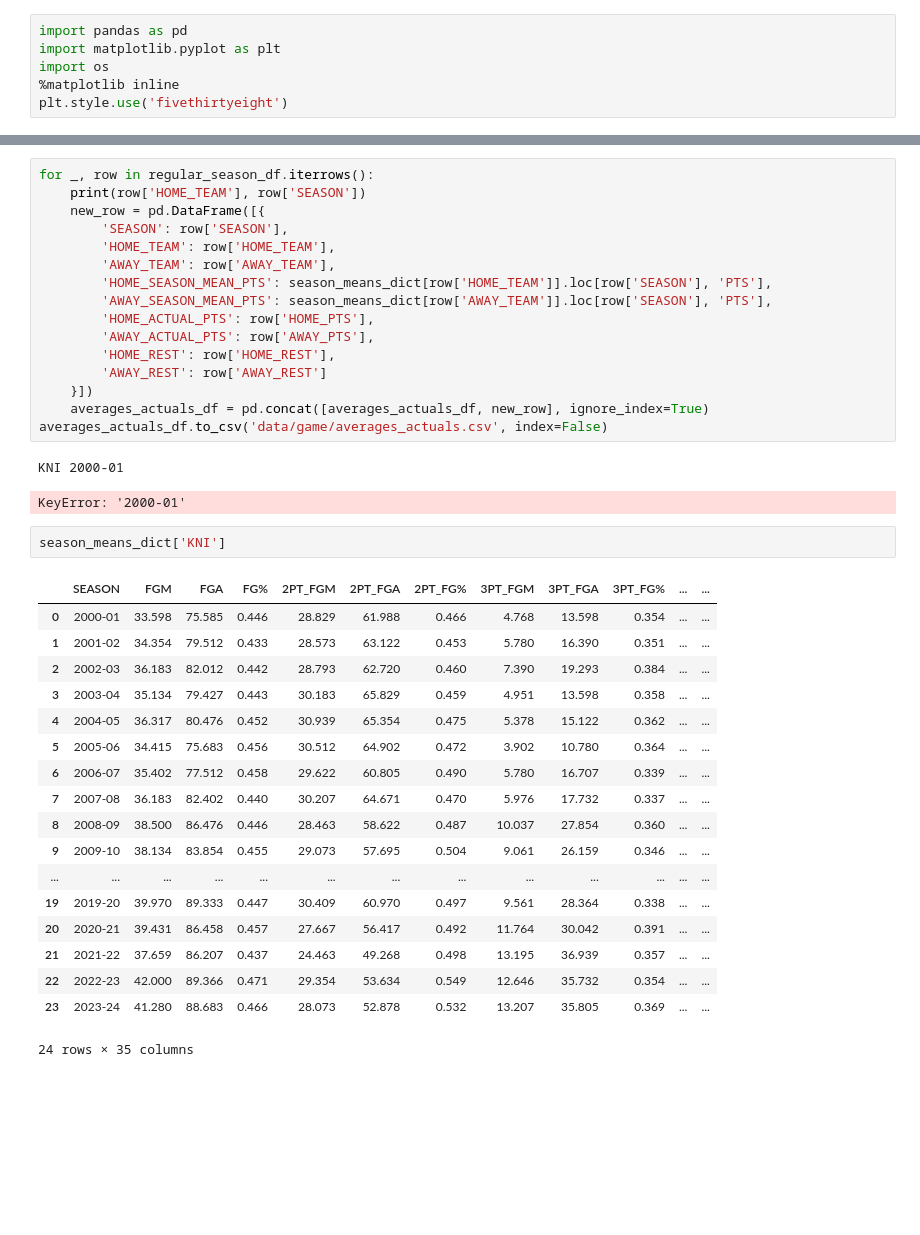
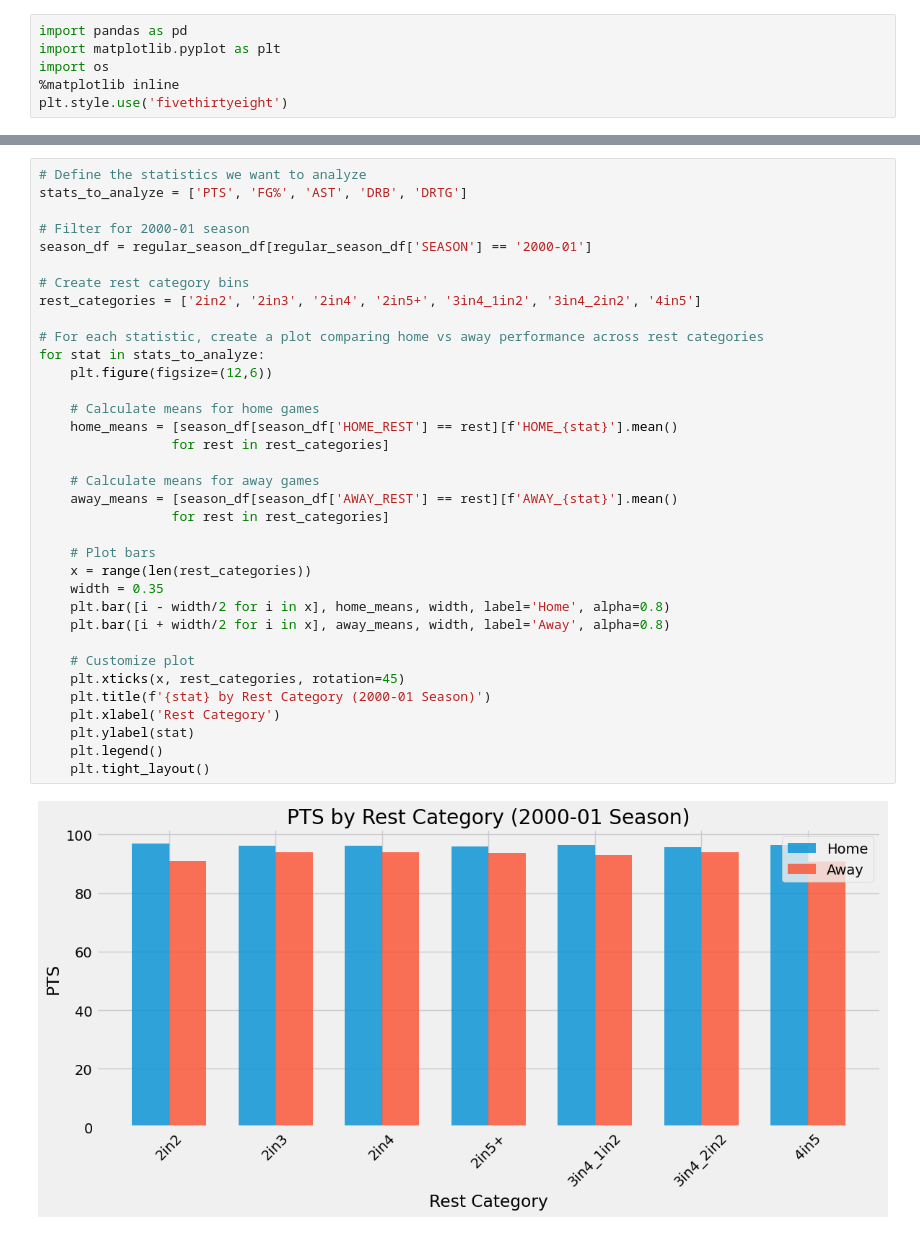
Before and after one commit to samharshe/TBN, a Jupyter notebook: scratch.ipynb, the cells around one changed output, grey strips where cells are left out. Saved outputs shown, nothing was run; the diff lists cells and outputs as text; blank space fills up the shorter version.

Commit message:
not quite so clear that all these rest categories matter

```diff
--- a/scratch.ipynb
+++ b/scratch.ipynb
@@ -23,40 +36,37 @@ for team_file in os.listdir('data/team/box_regular_season_mean'):
-# %%
-for _, row in regular_season_df.iterrows():
-    print(row['HOME_TEAM'], row['SEASON'])
-    new_row = pd.DataFrame([{
-        'SEASON': row['SEASON'],
-        'HOME_TEAM': row['HOME_TEAM'],
-        'AWAY_TEAM': row['AWAY_TEAM'],
-        'HOME_SEASON_MEAN_PTS': season_means_dict[row['HOME_TEAM']].loc[row['SEASON'], 'PTS'],
-        'AWAY_SEASON_MEAN_PTS': season_means_dict[row['AWAY_TEAM']].loc[row['SEASON'], 'PTS'],
-        'HOME_ACTUAL_PTS': row['HOME_PTS'],
-        'AWAY_ACTUAL_PTS': row['AWAY_PTS'],
-        'HOME_REST': row['HOME_REST'],
-        'AWAY_REST': row['AWAY_REST']
-    }])
-    averages_actuals_df = pd.concat([averages_actuals_df, new_row], ignore_index=True)
-averages_actuals_df.to_csv('data/game/averages_actuals.csv', index=False)
-# %% [output]
-KNI 2000-01
-KeyError: '2000-01'
-# %%
-season_means_dict['KNI']
-# %% [output]
-|  | SEASON | FGM | FGA | FG% | 2PT_FGM | 2PT_FGA | 2PT_FG% | 3PT_FGM | 3PT_FGA | 3PT_FG% | ... | ... |
-| 0 | 2000-01 | 33.598 | 75.585 | 0.446 | 28.829 | 61.988 | 0.466 | 4.768 | 13.598 | 0.354 | ... | ... |
-| 1 | 2001-02 | 34.354 | 79.512 | 0.433 | 28.573 | 63.122 | 0.453 | 5.780 | 16.390 | 0.351 | ... | ... |
-| 2 | 2002-03 | 36.183 | 82.012 | 0.442 | 28.793 | 62.720 | 0.460 | 7.390 | 19.293 | 0.384 | ... | ... |
-| 3 | 2003-04 | 35.134 | 79.427 | 0.443 | 30.183 | 65.829 | 0.459 | 4.951 | 13.598 | 0.358 | ... | ... |
-| 4 | 2004-05 | 36.317 | 80.476 | 0.452 | 30.939 | 65.354 | 0.475 | 5.378 | 15.122 | 0.362 | ... | ... |
-| 5 | 2005-06 | 34.415 | 75.683 | 0.456 | 30.512 | 64.902 | 0.472 | 3.902 | 10.780 | 0.364 | ... | ... |
-| 6 | 2006-07 | 35.402 | 77.512 | 0.458 | 29.622 | 60.805 | 0.490 | 5.780 | 16.707 | 0.339 | ... | ... |
-| 7 | 2007-08 | 36.183 | 82.402 | 0.440 | 30.207 | 64.671 | 0.470 | 5.976 | 17.732 | 0.337 | ... | ... |
-| 8 | 2008-09 | 38.500 | 86.476 | 0.446 | 28.463 | 58.622 | 0.487 | 10.037 | 27.854 | 0.360 | ... | ... |
-| 9 | 2009-10 | 38.134 | 83.854 | 0.455 | 29.073 | 57.695 | 0.504 | 9.061 | 26.159 | 0.346 | ... | ... |
-| ... | ... | ... | ... | ... | ... | ... | ... | ... | ... | ... | ... | ... |
-| 19 | 2019-20 | 39.970 | 89.333 | 0.447 | 30.409 | 60.970 | 0.497 | 9.561 | 28.364 | 0.338 | ... | ... |
-| 20 | 2020-21 | 39.431 | 86.458 | 0.457 | 27.667 | 56.417 | 0.492 | 11.764 | 30.042 | 0.391 | ... | ... |
-| 21 | 2021-22 | 37.659 | 86.207 | 0.437 | 24.463 | 49.268 | 0.498 | 13.195 | 36.939 | 0.357 | ... | ... |
-| 22 | 2022-23 | 42.000 | 89.366 | 0.471 | 29.354 | 53.634 | 0.549 | 12.646 | 35.732 | 0.354 | ... | ... |
-| 23 | 2023-24 | 41.280 | 88.683 | 0.466 | 28.073 | 52.878 | 0.532 | 13.207 | 35.805 | 0.369 | ... | ... |
-24 rows × 35 columns
+# %%
+# Define the statistics we want to analyze
+stats_to_analyze = ['PTS', 'FG%', 'AST', 'DRB', 'DRTG']
+
+# Filter for 2000-01 season
+season_df = regular_season_df[regular_season_df['SEASON'] == '2000-01']
+
+# Create rest category bins
+rest_categories = ['2in2', '2in3', '2in4', '2in5+', '3in4_1in2', '3in4_2in2', '4in5']
+
+# For each statistic, create a plot comparing home vs away performance across rest categories
+for stat in stats_to_analyze:
+    plt.figure(figsize=(12,6))
+
+    # Calculate means for home games
+    home_means = [season_df[season_df['HOME_REST'] == rest][f'HOME_{stat}'].mean()
+                 for rest in rest_categories]
+
+    # Calculate means for away games
+    away_means = [season_df[season_df['AWAY_REST'] == rest][f'AWAY_{stat}'].mean()
+                 for rest in rest_categories]
+
+    # Plot bars
+    x = range(len(rest_categories))
+    width = 0.35
+    plt.bar([i - width/2 for i in x], home_means, width, label='Home', alpha=0.8)
+    plt.bar([i + width/2 for i in x], away_means, width, label='Away', alpha=0.8)
+
+    # Customize plot
+    plt.xticks(x, rest_categories, rotation=45)
+    plt.title(f'{stat} by Rest Category (2000-01 Season)')
+    plt.xlabel('Rest Category')
+    plt.ylabel(stat)
+    plt.legend()
+    plt.tight_layout()
+# %% [output]
+[figure, added]
```
Also changed, not shown: parts of 4 cells of this notebook.
